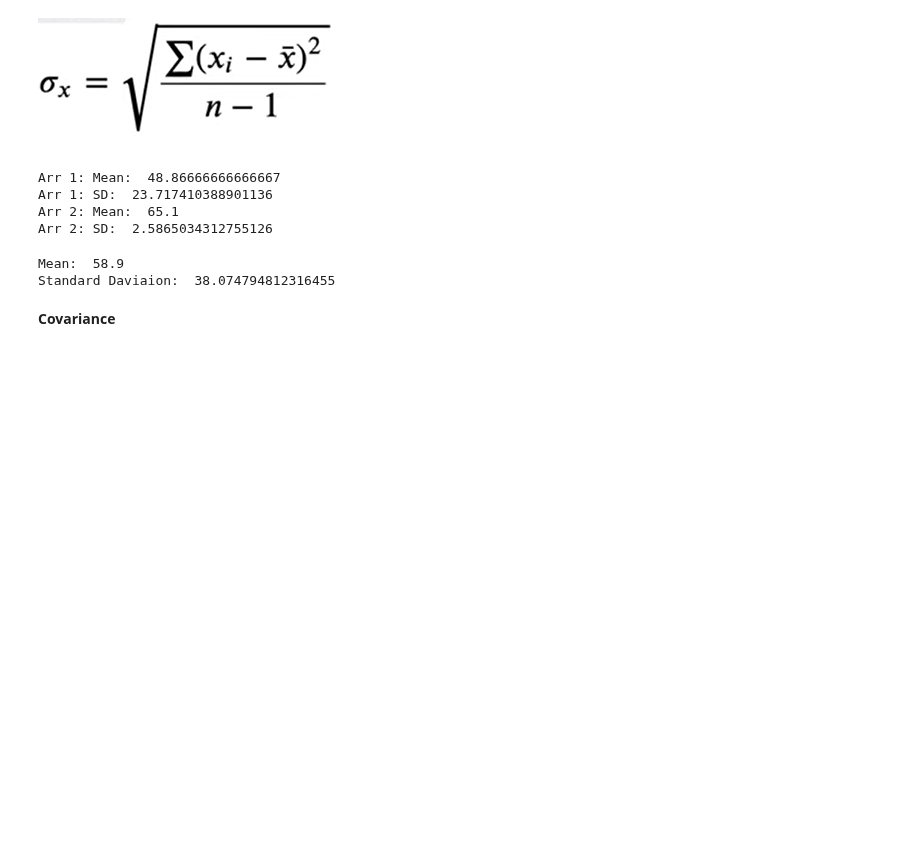
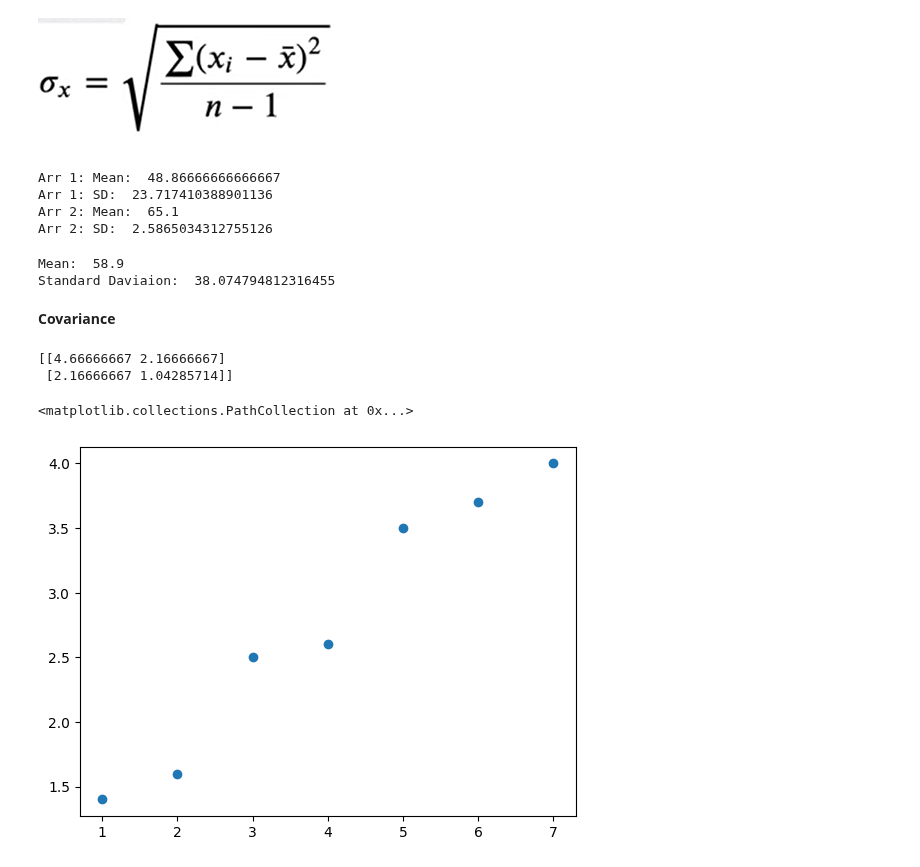
Before and after one commit to Haseebi-khan/MachineLearning, a Jupyter notebook: MachineLearning2.ipynb, the cells around one changed output. Cells and saved outputs as stored; diff of their text form; code cells hidden in the pictures; blank space fills up the shorter version.

```diff
--- a/MachineLearning2.ipynb
+++ b/MachineLearning2.ipynb
@@ -45,3 +45,20 @@ Mean:  58.9
 Standard Daviaion:  38.074794812316455
 # %% [markdown]
 **Covariance**
+# %%
+no_of_hours = np.array([1,2,3,4,5,6,7])
+gpa = np.array([1.4, 1.6, 2.5, 2.6, 3.5, 3.7, 4])
+
+cov = np.cov(no_of_hours, gpa)
+
+print(cov)
+
+# [[var(X)    cov(X, Y)]
+#  [cov(Y, X) var(Y)]]
+
+plt.scatter(no_of_hours, gpa)
+# %% [output]
+[[4.66666667 2.16666667]
+ [2.16666667 1.04285714]]
+<matplotlib.collections.PathCollection at 0x...>
+[figure, added]
```
Also changed, not shown: parts of 2 cells of this notebook.
